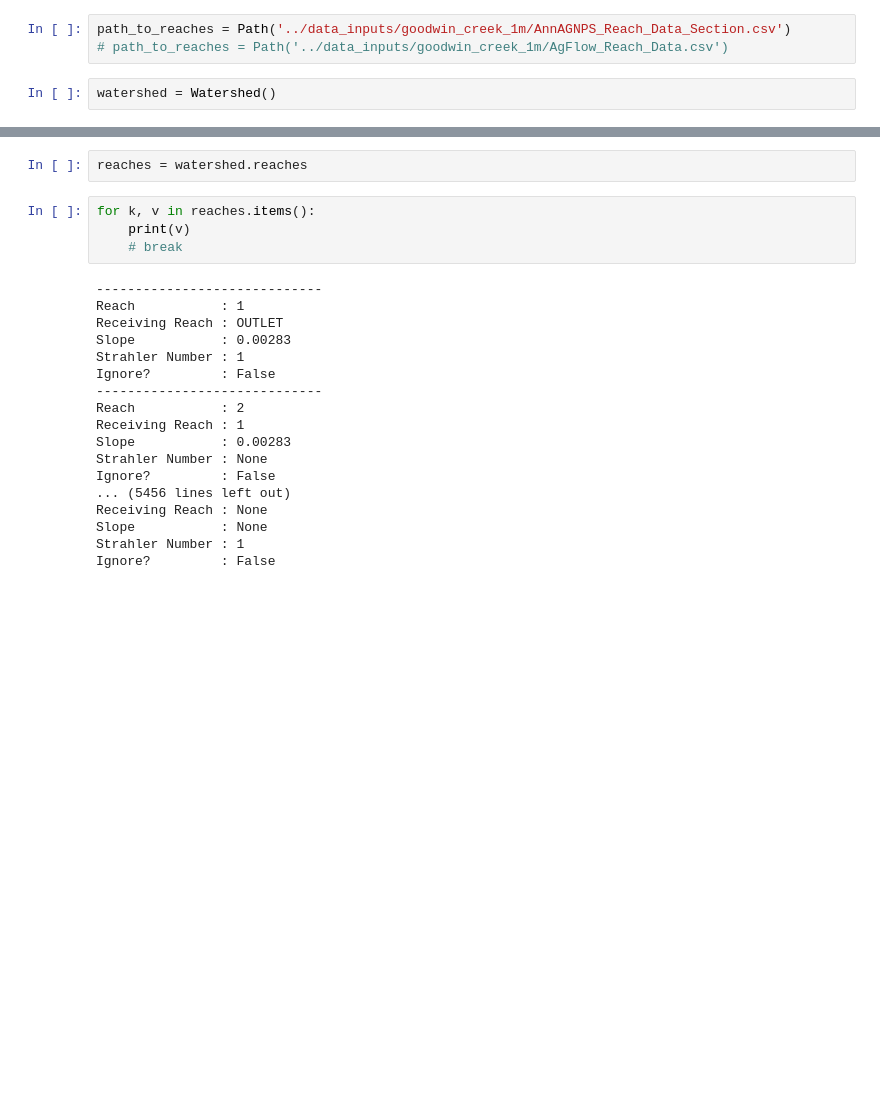
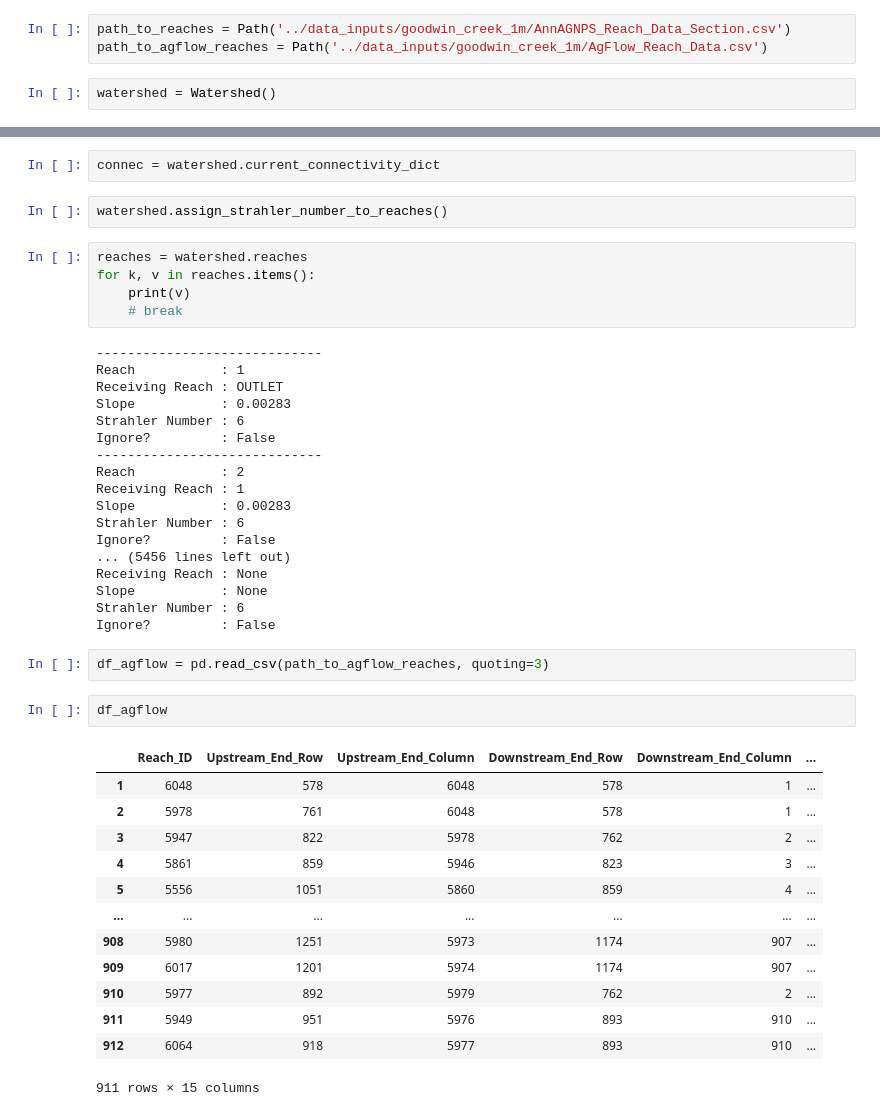
Before and after one commit to LucRSquared/topagnps2cche1d, a Jupyter notebook: notebooks_and_scripts/test_objected_oriented_watershed.ipynb, the cells around one changed output, grey strips where cells are left out. Cells and saved outputs as stored; diff of their text form; blank space fills up the shorter version.

```diff
--- a/notebooks_and_scripts/test_objected_oriented_watershed.ipynb
+++ b/notebooks_and_scripts/test_objected_oriented_watershed.ipynb
@@ -4,6 +6,6 @@ from topagnps2cche1d import Watershed
 # %%
 path_to_reaches = Path('../data_inputs/goodwin_creek_1m/AnnAGNPS_Reach_Data_Section.csv')
-# path_to_reaches = Path('../data_inputs/goodwin_creek_1m/AgFlow_Reach_Data.csv')
+path_to_agflow_reaches = Path('../data_inputs/goodwin_creek_1m/AgFlow_Reach_Data.csv')
 # %%
 watershed = Watershed()
 # %%
@@ -11,6 +15,9 @@ watershed.import_topagnps_reaches_network(path_to_reaches)
-# %%
-reaches = watershed.reaches
+# %%
+connec = watershed.current_connectivity_dict
+# %%
+watershed.assign_strahler_number_to_reaches()
 # %%
+reaches = watershed.reaches
 for k, v in reaches.items():
     print(v)
     # break
@@ -19,16 +26,34 @@ for k, v in reaches.items():
 Reach           : 1
 Receiving Reach : OUTLET
 Slope           : 0.00283
-Strahler Number : 1
+Strahler Number : 6
 Ignore?         : False
 -----------------------------
 Reach           : 2
 Receiving Reach : 1
 Slope           : 0.00283
-Strahler Number : None
+Strahler Number : 6
 Ignore?         : False
 ... (5456 lines left out)
 Receiving Reach : None
 Slope           : None
-Strahler Number : 1
+Strahler Number : 6
 Ignore?         : False
+# %%
+df_agflow = pd.read_csv(path_to_agflow_reaches, quoting=3)
+# %%
+df_agflow
+# %% [output]
+|  | Reach_ID | Upstream_End_Row | Upstream_End_Column | Downstream_End_Row | Downstream_End_Column | ... |
+| 1 | 6048 | 578 | 6048 | 578 | 1 | ... |
+| 2 | 5978 | 761 | 6048 | 578 | 1 | ... |
+| 3 | 5947 | 822 | 5978 | 762 | 2 | ... |
+| 4 | 5861 | 859 | 5946 | 823 | 3 | ... |
+| 5 | 5556 | 1051 | 5860 | 859 | 4 | ... |
+| ... | ... | ... | ... | ... | ... | ... |
+| 908 | 5980 | 1251 | 5973 | 1174 | 907 | ... |
+| 909 | 6017 | 1201 | 5974 | 1174 | 907 | ... |
+| 910 | 5977 | 892 | 5979 | 762 | 2 | ... |
+| 911 | 5949 | 951 | 5976 | 893 | 910 | ... |
+| 912 | 6064 | 918 | 5977 | 893 | 910 | ... |
+911 rows × 15 columns
```
Also changed, not shown: parts of 2 cells of this notebook, 1 other file.
